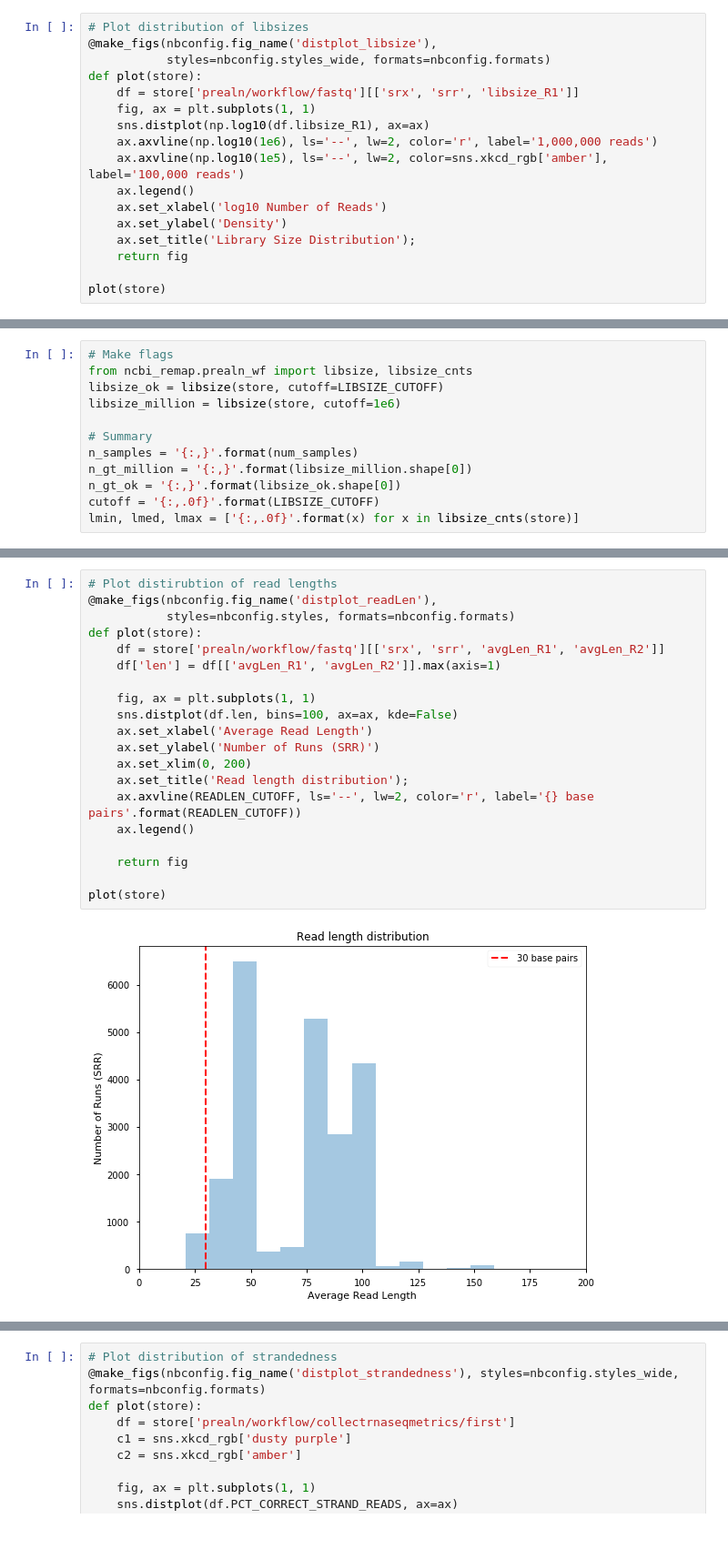
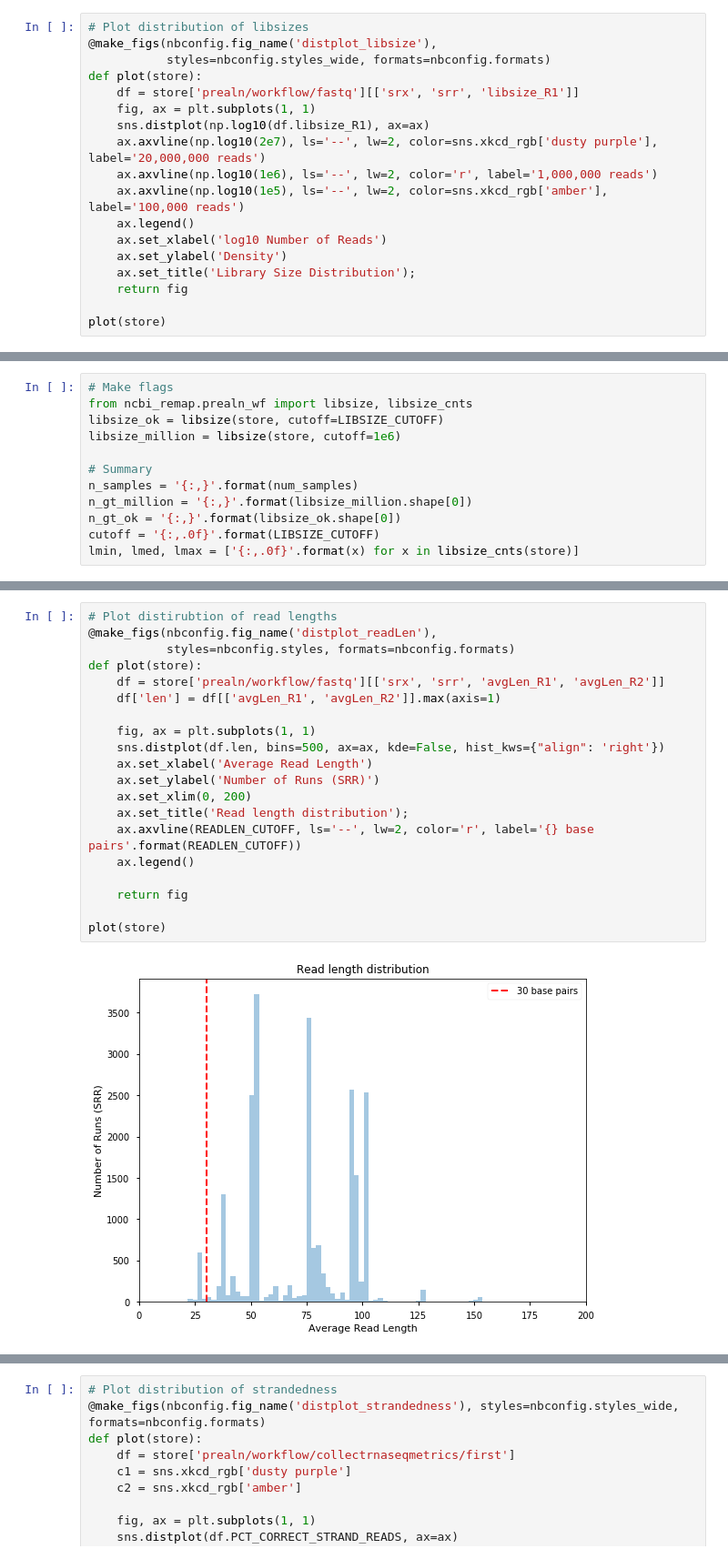
Before and after one commit to jfear/ncbi_remap, a Jupyter notebook: notebook/deliver/prealn-wf_qc.ipynb, the cells around one changed output, grey strips where cells are left out. Shown: that part at 91% size. Cells and saved outputs as stored; diff of their text form.

```diff
--- a/notebook/deliver/prealn-wf_qc.ipynb
+++ b/notebook/deliver/prealn-wf_qc.ipynb
@@ -61,6 +61,7 @@ def plot(store):
     df = store['prealn/workflow/fastq'][['srx', 'srr', 'libsize_R1']]
     fig, ax = plt.subplots(1, 1)
     sns.distplot(np.log10(df.libsize_R1), ax=ax)
+    ax.axvline(np.log10(2e7), ls='--', lw=2, color=sns.xkcd_rgb['dusty purple'], label='20,000,000 reads')
     ax.axvline(np.log10(1e6), ls='--', lw=2, color='r', label='1,000,000 reads')
     ax.axvline(np.log10(1e5), ls='--', lw=2, color=sns.xkcd_rgb['amber'], label='100,000 reads')
     ax.legend()
@@ -105,25 +106,25 @@ Similar to library size, read lengths have also drastically increased over the p
 # %%
 # Plot distirubtion of read lengths
 @make_figs(nbconfig.fig_name('distplot_readLen'),
            styles=nbconfig.styles, formats=nbconfig.formats)
 def plot(store):
     df = store['prealn/workflow/fastq'][['srx', 'srr', 'avgLen_R1', 'avgLen_R2']]
     df['len'] = df[['avgLen_R1', 'avgLen_R2']].max(axis=1)
 
     fig, ax = plt.subplots(1, 1)
-    sns.distplot(df.len, bins=100, ax=ax, kde=False)
+    sns.distplot(df.len, bins=500, ax=ax, kde=False, hist_kws={"align": 'right'})
     ax.set_xlabel('Average Read Length')
     ax.set_ylabel('Number of Runs (SRR)')
     ax.set_xlim(0, 200)
     ax.set_title('Read length distribution');
     ax.axvline(READLEN_CUTOFF, ls='--', lw=2, color='r', label='{} base pairs'.format(READLEN_CUTOFF))
     ax.legend()
 
     return fig
 
 plot(store)
 # %% [output]
-[figure, old version]
+[figure, new version]
 # %%
 # Make flags
 from ncbi_remap.prealn_wf import readlen, readlen_cnts
```
Also changed, not shown: parts of 25 cells of this notebook.
